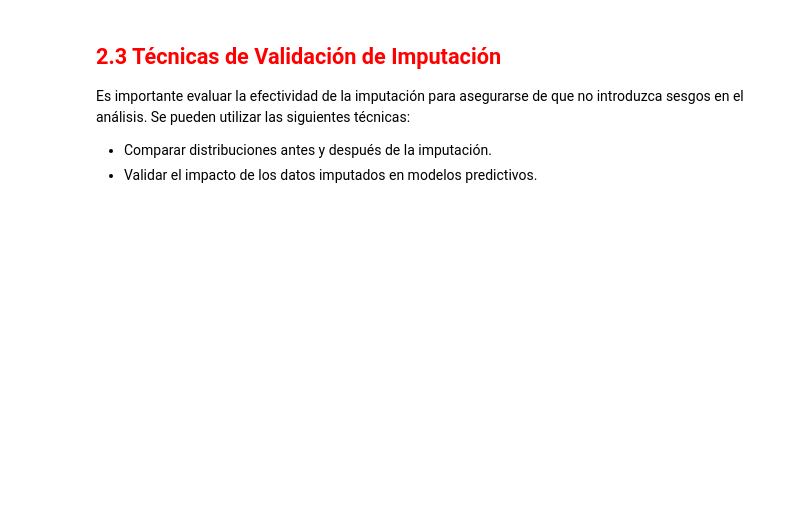
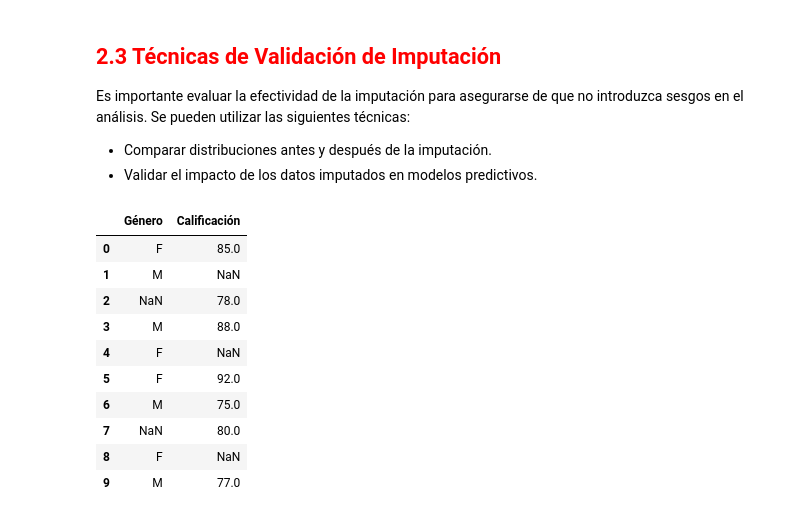
Before and after one commit to jjuandiego099/cuadernos-y-proyectos-IA, a Jupyter notebook: Copia_de_Cuaderno_2_Manejo_de_Valores_Nulos.ipynb, the cells around one changed output. Drawn from its saved outputs; the diff is of its cells as text; code cells hidden in the pictures; blank space fills up the shorter version.

```diff
--- a/Copia_de_Cuaderno_2_Manejo_de_Valores_Nulos.ipynb
+++ b/Copia_de_Cuaderno_2_Manejo_de_Valores_Nulos.ipynb
@@ -38,6 +38,8 @@ data = {
     "Calificación": [85, np.nan, 78, 88, np.nan, 92, 75, 80, np.nan, 77],
 }
 df = pd.DataFrame(data)
+dfc=df.copy()
+df
 
 
 # Metodo para ver la sumatoria de nulos en el dataframe
@@ -178,3 +180,18 @@ df
 Es importante evaluar la efectividad de la imputación para asegurarse de que no introduzca sesgos en el análisis. Se pueden utilizar las siguientes técnicas:
 * Comparar distribuciones antes y después de la imputación.
 * Validar el impacto de los datos imputados en modelos predictivos.
+# %%
+dfc.drop(("Edad"),axis=1,inplace=True)
+dfc
+# %% [output]
+|  | Género | Calificación |
+| 0 | F | 85.0 |
+| 1 | M | NaN |
+| 2 | NaN | 78.0 |
+| 3 | M | 88.0 |
+| 4 | F | NaN |
+| 5 | F | 92.0 |
+| 6 | M | 75.0 |
+| 7 | NaN | 80.0 |
+| 8 | F | NaN |
+| 9 | M | 77.0 |
```
Also changed, not shown: parts of 6 cells of this notebook.
